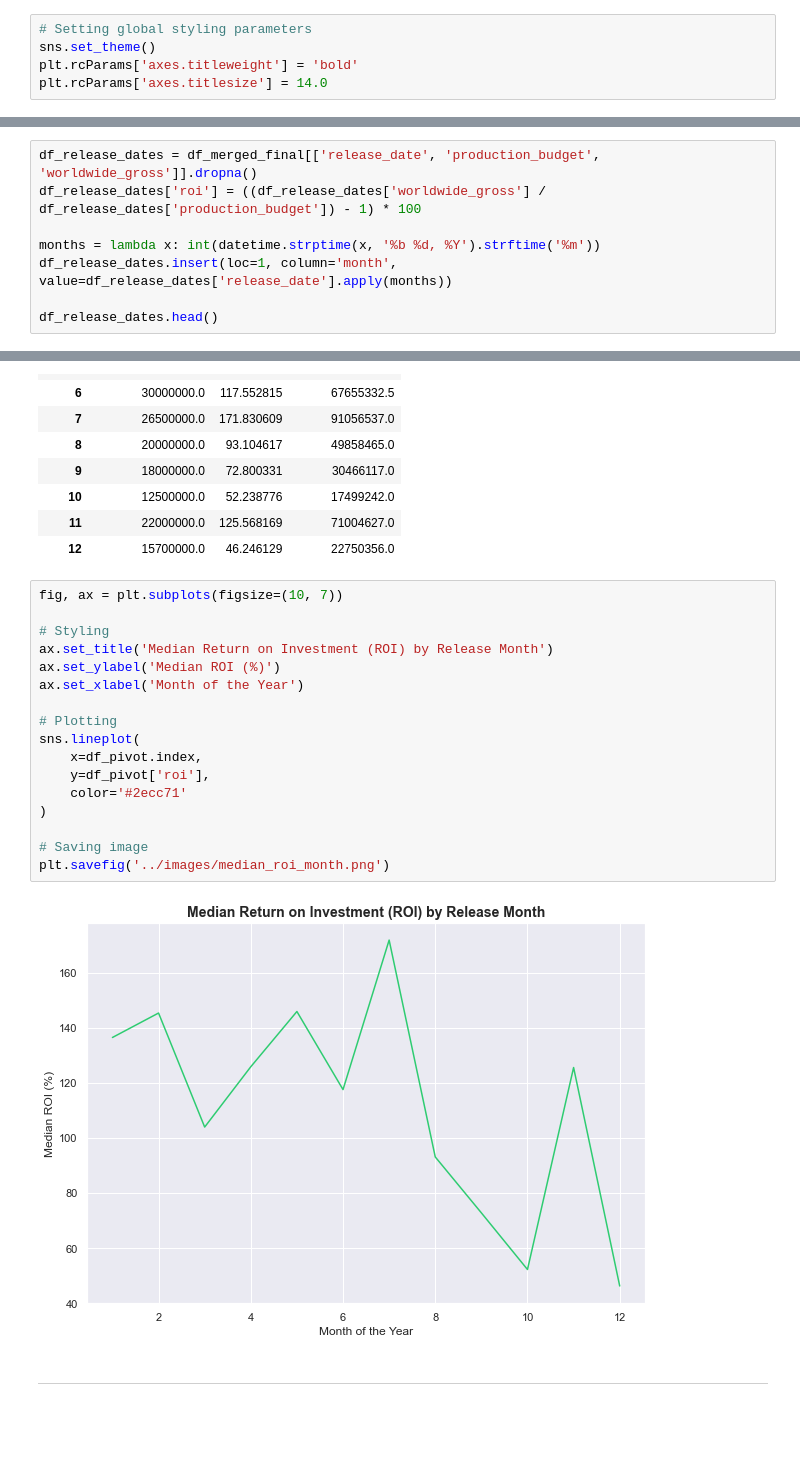
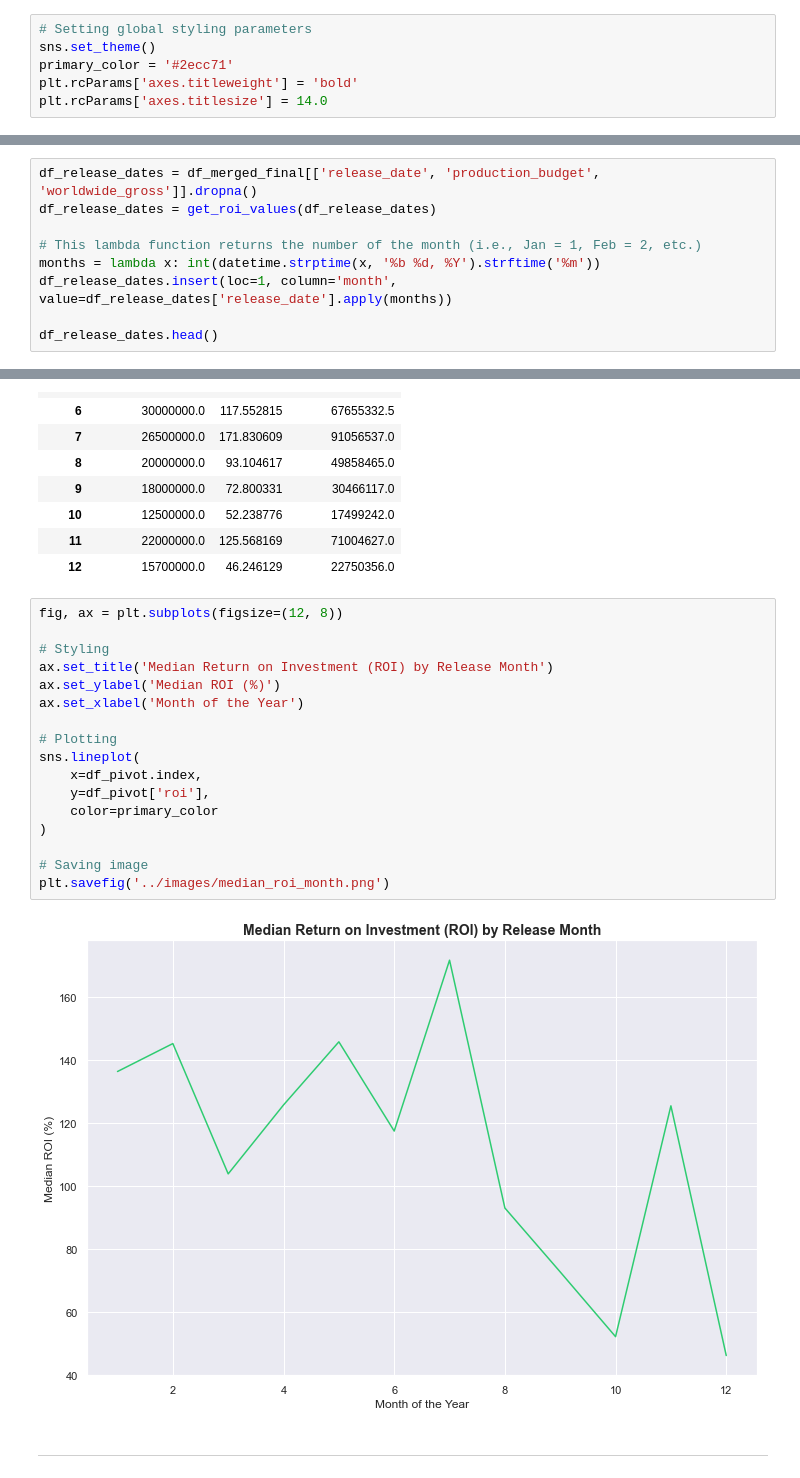
Before and after one commit to tjkyner/flatiron-ds-phase-1-project, a Jupyter notebook: notebooks/analysis.ipynb, the cells around one changed output, grey strips where cells are left out. Saved outputs shown, nothing was run; the diff lists cells and outputs as text; blank space fills up the shorter version.

```diff
--- a/notebooks/analysis.ipynb
+++ b/notebooks/analysis.ipynb
@@ -26,6 +21,7 @@ df_merged_final = pd.read_csv('../data/cleaned/df_merged_final.csv')
 # %%
 # Setting global styling parameters
 sns.set_theme()
+primary_color = '#2ecc71'
 plt.rcParams['axes.titleweight'] = 'bold'
 plt.rcParams['axes.titlesize'] = 14.0
 # %% [markdown]
@@ -229,8 +303,9 @@ This question helps determine the timing of when to release a movie. Targeting m
 To answer this question, I must first create a new column that derives the month from the `release_date` column.
 # %%
 df_release_dates = df_merged_final[['release_date', 'production_budget', 'worldwide_gross']].dropna()
-df_release_dates['roi'] = ((df_release_dates['worldwide_gross'] / df_release_dates['production_budget']) - 1) * 100
+df_release_dates = get_roi_values(df_release_dates)
 
+# This lambda function returns the number of the month (i.e., Jan = 1, Feb = 2, etc.)
 months = lambda x: int(datetime.strptime(x, '%b %d, %Y').strftime('%m'))
 df_release_dates.insert(loc=1, column='month', value=df_release_dates['release_date'].apply(months))
 
@@ -263,24 +338,24 @@ df_pivot
 | 11 | 22000000.0 | 125.568169 | 71004627.0 |
 | 12 | 15700000.0 | 46.246129 | 22750356.0 |
 # %%
-fig, ax = plt.subplots(figsize=(10, 7))
+fig, ax = plt.subplots(figsize=(12, 8))
 
 # Styling
 ax.set_title('Median Return on Investment (ROI) by Release Month')
 ax.set_ylabel('Median ROI (%)')
 ax.set_xlabel('Month of the Year')
 
 # Plotting
 sns.lineplot(
     x=df_pivot.index,
     y=df_pivot['roi'],
-    color='#2ecc71'
+    color=primary_color
 )
 
 # Saving image
 plt.savefig('../images/median_roi_month.png')
 # %% [output]
-[figure, old version]
+[figure, new version]
 # %% [markdown]
 ---
 # %% [markdown]
```
Also changed, not shown: parts of 13 cells of this notebook, 4 other files.
